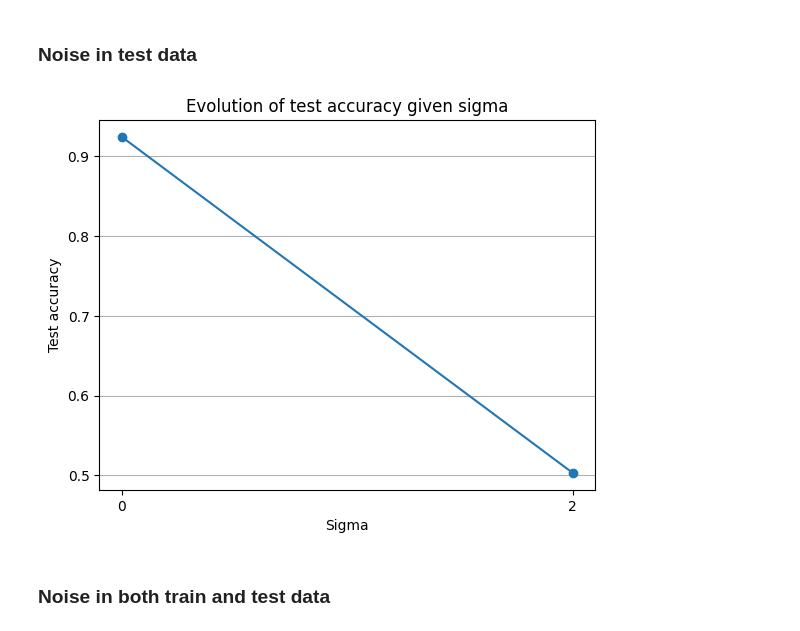
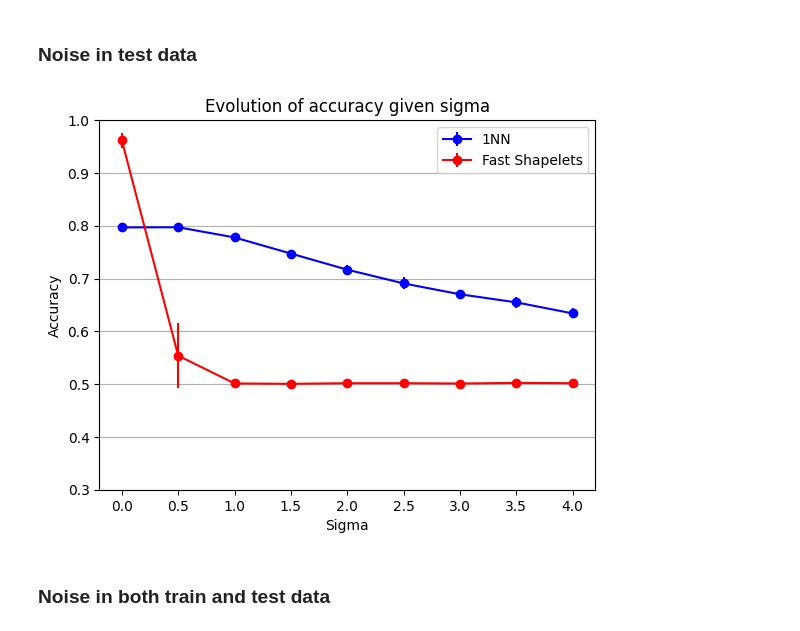
Before and after one commit to CorentinPernot/FASTShapelets_TS, a Jupyter notebook: notebooks/results_jules.ipynb, the cells around one changed output. Saved outputs shown, nothing was run; the diff lists cells and outputs as text; code cells hidden in the pictures.

```diff
--- a/notebooks/results_jules.ipynb
+++ b/notebooks/results_jules.ipynb
@@ -359,12 +364,9 @@ plot_results_experiments(
 # %% [markdown]
 ## **NOISE IN DATA**
 # %%
-SIGMAS = [0, 2]
+SIGMAS = [0, 0.5, 1, 1.5, 2, 2.5, 3, 3.5, 4]
 X_train, y_train = load_data("TRAIN")
 X_test, y_test = load_data("TEST")
-
-X_train_norm = z_normalize_2d(X=X_train)
-X_test_norm = z_normalize_2d(X=X_test)
 # %% [output]
 X_TRAIN shape (23, 136)
 X_TEST shape (861, 136)
@@ -373,20 +372,0 @@ X_TEST shape (861, 136)
-# %%
-### COMPUTE ACCURACIES
-
-list_accuracies = []
-for sigma in SIGMAS:
-    X_train_noised = add_noise(X=X_train, sigma=sigma)
-    X_train_noised = z_normalize_2d(X=X_train_noised)
-    shapelet_params = compute_fast_shapelets_parallelized(
-        X_train=X_train_noised, y_train=y_train, params=PARAMS
-    )
-    find_classification_criterion(
-        X_train=X_train_noised, y_train=y_train, shapelet_params=shapelet_params
-    )
-    y_pred_train = predict(X_test=X_train_noised, shapelet_params=shapelet_params)
-    y_pred_test = predict(X_test=X_test_norm, shapelet_params=shapelet_params)
-    accuracy_train = compute_accuracy(y_true=y_train, y_pred=y_pred_train)
-    accuracy_test = compute_accuracy(y_true=y_test, y_pred=y_pred_test)
-    list_accuracies.append((accuracy_train, accuracy_test))
-train_accuracies = [x[0] for x in list_accuracies]
-test_accuracies = [x[1] for x in list_accuracies]
@@ -433,13 +375,26 @@ for sigma in SIGMAS:
+# %%
+### COMPUTE ACCURACIES
+
+PARAMS = {"dimensionality": 16, "cardinality": 4, "r": 10, "k": 10, "proba": 0.8}
+sigmas, knn_accuracies, shapelet_accuracies = compute_noise_accuracy(
+    X_train=X_train,
+    y_train=y_train,
+    X_test=X_test,
+    y_test=y_test,
+    params=PARAMS,
+    sigmas=SIGMAS,
+    noise="test",
+    nb_times=10,
+)
 # %%
 ### PLOT : TEST ACCURACY
 
 plot_results_noise(
     sigmas=SIGMAS,
-    train_accuracies=None,
-    test_accuracies=test_accuracies,
-    objective="test",
+    knn_accuracies=knn_accuracies,
+    shapelet_accuracies=shapelet_accuracies,
 )
 # %% [output]
-[figure, old version]
+[figure, new version]
 # %% [markdown]
 ### **Noise in both train and test data**
```
Also changed, not shown: parts of 25 cells of this notebook, 9 other files.
